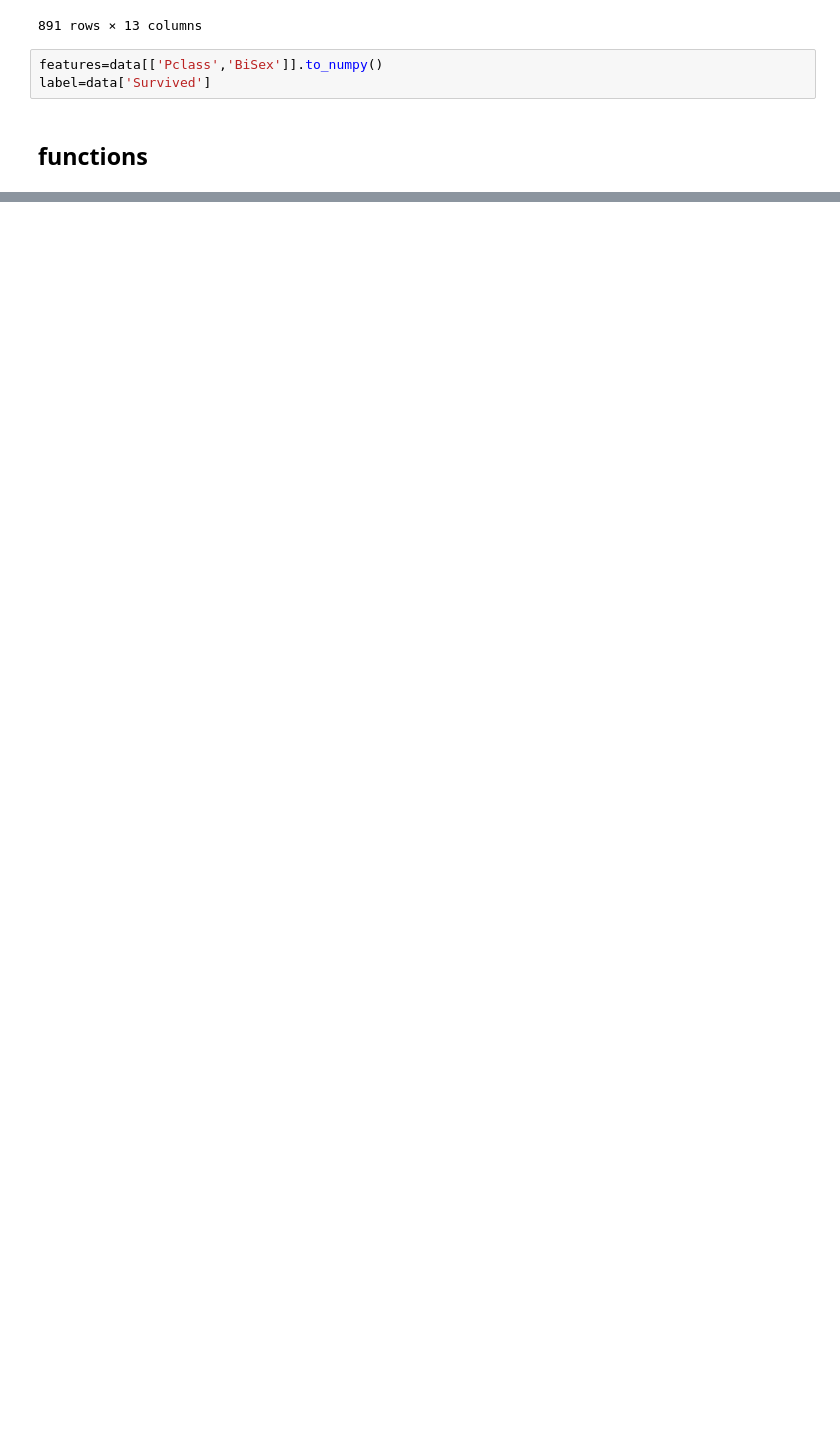
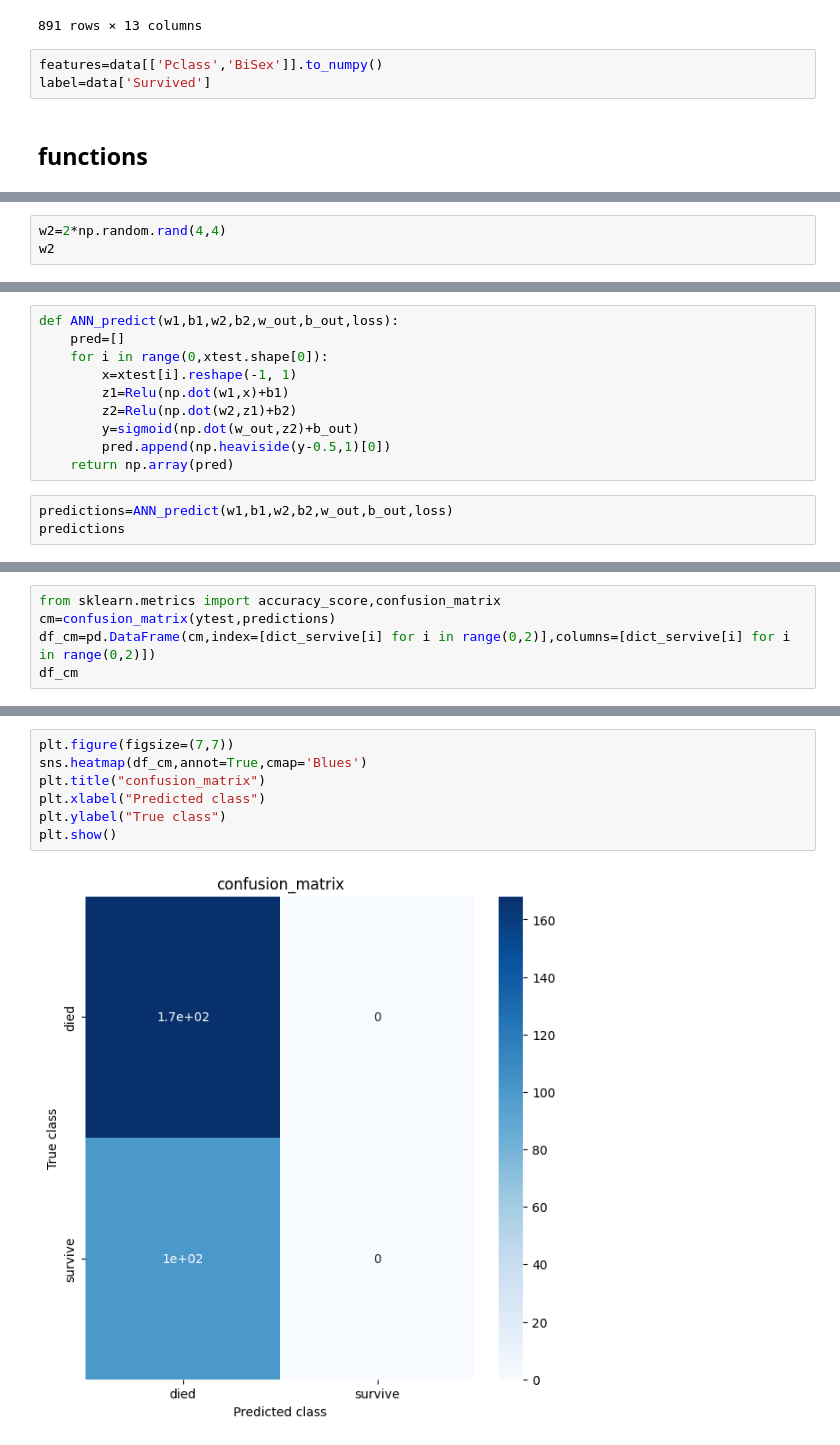
Before and after one commit to sakshirautela/learning-artificialintelligence, a Jupyter notebook: ANN/TitanicDataPredictionUsingANN/titanic.ipynb, the cells around one changed output, grey strips where cells are left out. Drawn from its saved outputs; the diff is of its cells as text; blank space fills up the shorter version.

```diff
--- a/ANN/TitanicDataPredictionUsingANN/titanic.ipynb
+++ b/ANN/TitanicDataPredictionUsingANN/titanic.ipynb
@@ -92,0 +97,3 @@ xtrain.shape
+# %%
+w2=2*np.random.rand(4,4)
+w2
@@ -148,0 +173,13 @@ TypeError: only integer scalar arrays can be converted to a scalar index
+# %%
+def ANN_predict(w1,b1,w2,b2,w_out,b_out,loss):
+    pred=[]
+    for i in range(0,xtest.shape[0]):
+        x=xtest[i].reshape(-1, 1)
+        z1=Relu(np.dot(w1,x)+b1)
+        z2=Relu(np.dot(w2,z1)+b2)
+        y=sigmoid(np.dot(w_out,z2)+b_out)
+        pred.append(np.heaviside(y-0.5,1)[0])
+    return np.array(pred)
+# %%
+predictions=ANN_predict(w1,b1,w2,b2,w_out,b_out,loss)
+predictions
@@ -148,0 +204,5 @@ TypeError: only integer scalar arrays can be converted to a scalar index
+# %%
+from sklearn.metrics import accuracy_score,confusion_matrix
+cm=confusion_matrix(ytest,predictions)
+df_cm=pd.DataFrame(cm,index=[dict_servive[i] for i in range(0,2)],columns=[dict_servive[i] for i in range(0,2)])
+df_cm
@@ -148,0 +217,9 @@ TypeError: only integer scalar arrays can be converted to a scalar index
+# %%
+plt.figure(figsize=(7,7))
+sns.heatmap(df_cm,annot=True,cmap='Blues')
+plt.title("confusion_matrix")
+plt.xlabel("Predicted class")
+plt.ylabel("True class")
+plt.show()
+# %% [output]
+[figure, added]
```
Also changed, not shown: parts of 9 cells of this notebook.
